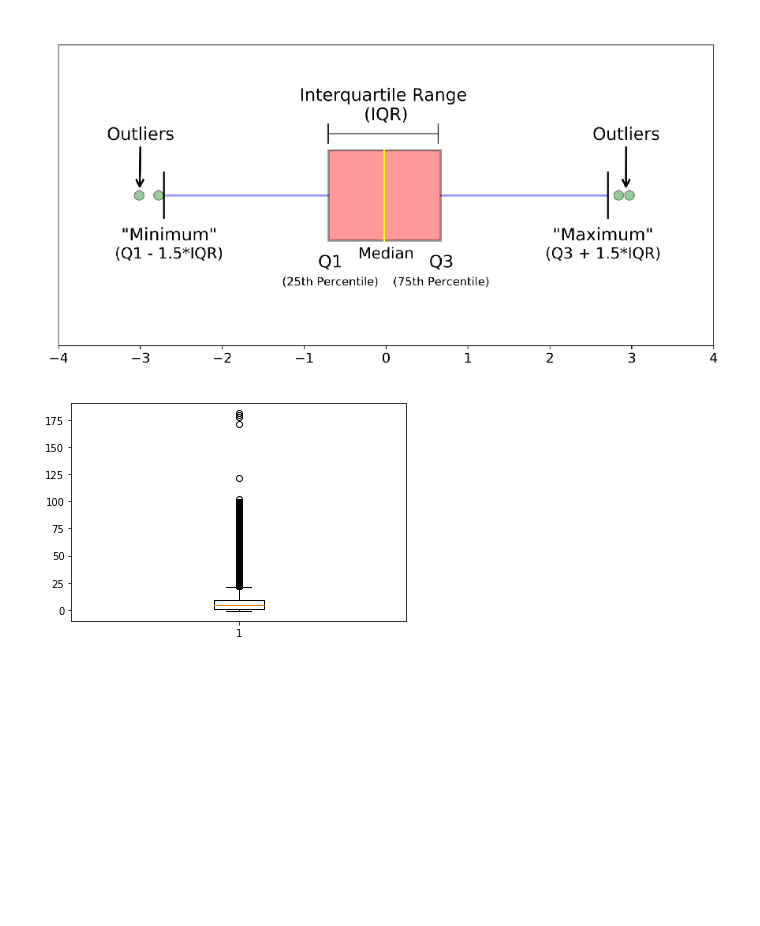
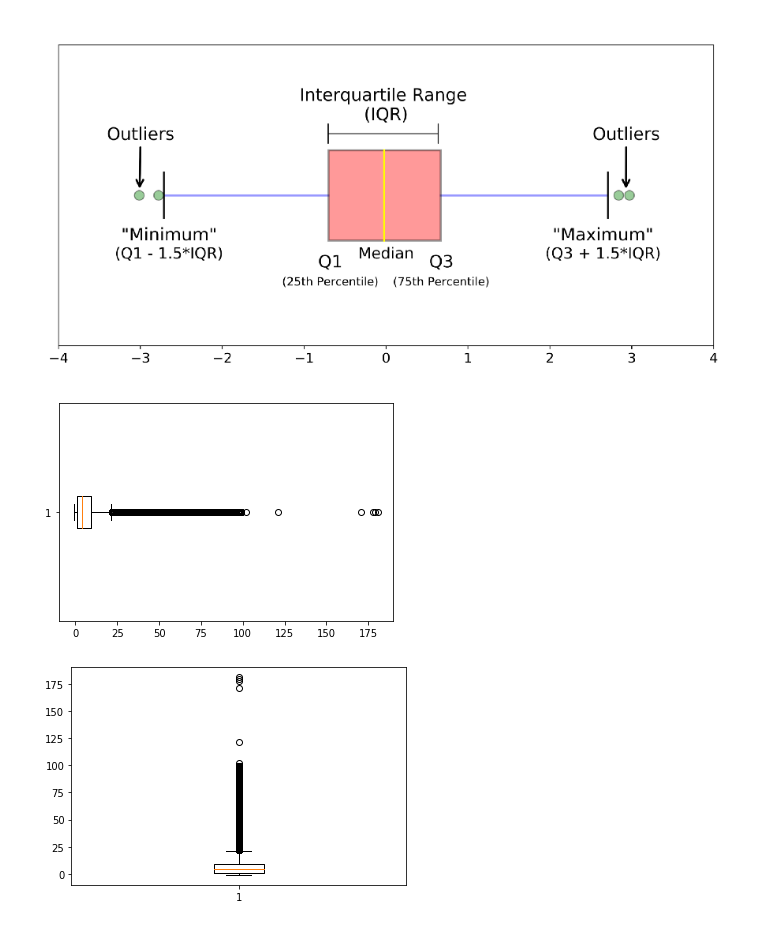
Before and after one commit to tohnperfect/mini_DPDM_KKU, a Jupyter notebook: Data_Preprocessing_with_Pandas.ipynb, the cells around one changed output. Saved outputs shown, nothing was run; the diff lists cells and outputs as text; code cells hidden in the pictures; blank space fills up the shorter version.

```diff
--- a/Data_Preprocessing_with_Pandas.ipynb
+++ b/Data_Preprocessing_with_Pandas.ipynb
@@ -309,6 +401,10 @@ w_restaurant_df
 ![1_2c21SkzJMf3frPXPAR_gZA.png](embedded-picture-1)
 # %%
 from matplotlib import pyplot as plt
+# %%
+ret1 = plt.boxplot(search_click_df['display_position'],vert=False)
+# %% [output]
+[figure, added]
 # %%
 ret = plt.boxplot(search_click_df['display_position'])
 # %% [output]
```
Also changed, not shown: parts of 21 cells of this notebook.
